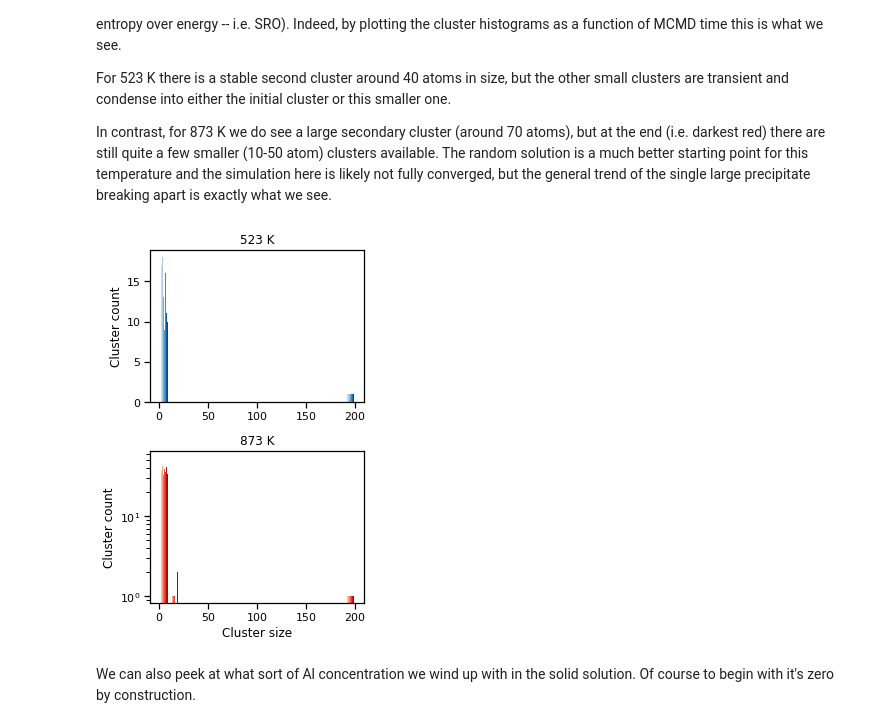
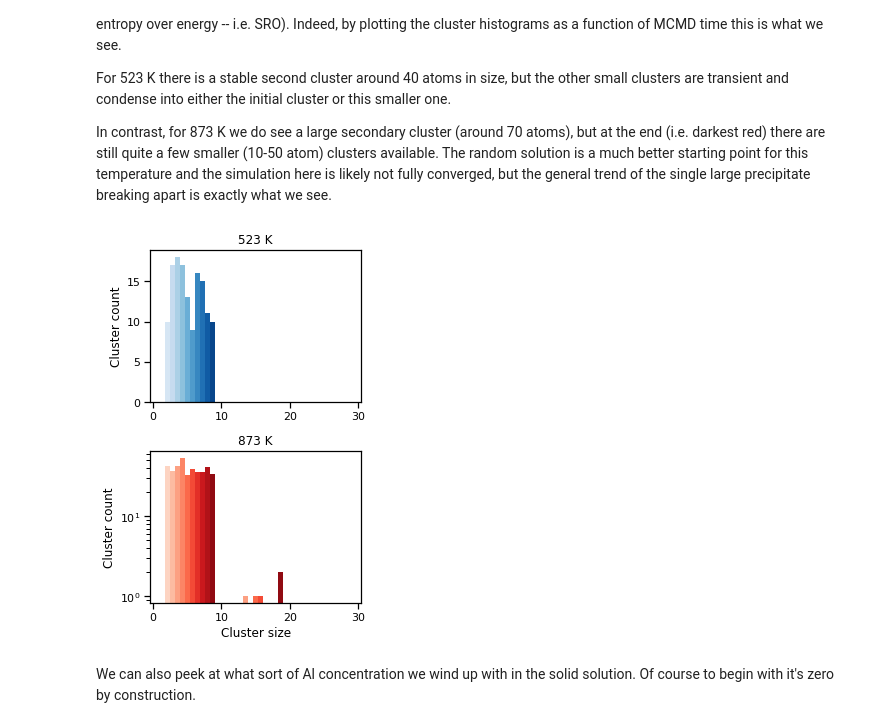
Before and after one commit to liamhuber/FeAl_solution, a Jupyter notebook: project.ipynb, the cells around one changed output. Drawn from its saved outputs; the diff is of its cells as text; code cells hidden in the pictures.

```diff
--- a/project.ipynb
+++ b/project.ipynb
@@ -636,51 +633,52 @@ def plot_pre_decomposed_hist(
     ax,
     clusters,
     binsize=10,
-    clip=None,
+    maxsize=None,
     title=None,
     logy=True,
     **hist_kwargs
 ):
-    clip = np.inf if clip is None else clip
-    clusters = [clipit(clusts.d03, clip) for clusts in clusters]
+    clusters = [clusts.d03 for clusts in clusters]
     if ax is None:
         _, ax = plt.subplots()
-    biggest = np.amax([np.amax(c) for c in clusters])
+    biggest = np.amax([np.amax(c) for c in clusters]) if maxsize is None else maxsize
+    divisions = int(biggest/binsize)
     ax.hist(
         clusters,
-        bins=np.arange(biggest + binsize, step=binsize),
+        bins=np.arange(biggest + binsize, step=binsize), # np.logspace(2, biggest, num=divisions + 1), #
         **hist_kwargs
     )
     if logy:
         ax.set_yscale('log')
+    # ax.set_xscale('log')
     if title is not None:
         ax.set_title(title)
     ax.set_ylabel('Cluster count')
     return ax
 # %%
 fig, axes  = plt.subplots(nrows=2, figsize=(4,6))
-clip = 200
+maxsize = 30
 plot_pre_decomposed_hist(
     axes[0],
     pre_decomposed_clusters['cold'],
-    clip=clip,
+    maxsize=maxsize,
     title='523 K',
     logy=False,
     color=sns.color_palette('Blues', n_colors=len(pre_decomposed_clusters['cold'])),
 )
 plot_pre_decomposed_hist(
     axes[1],
     pre_decomposed_clusters['hot'],
-    clip=clip,
+    maxsize=maxsize,
     title='873 K',
     logy=True,
     color=sns.color_palette('Reds', n_colors=len(pre_decomposed_clusters['hot'])),
 )
 axes[1].set_xlabel('Cluster size')
 fig.tight_layout()
 fig.savefig('writeup/supplementary/figures/decomposing_clusters.eps', fmt='eps')
 # %% [output]
-[figure, old version]
+[figure, new version]
 # %% [markdown]
 We can also peek at what sort of Al concentration we wind up with in the solid solution. Of course to begin with it's zero by construction.
 # %%
```
Also changed, not shown: parts of 4 cells of this notebook, 1 other file.
